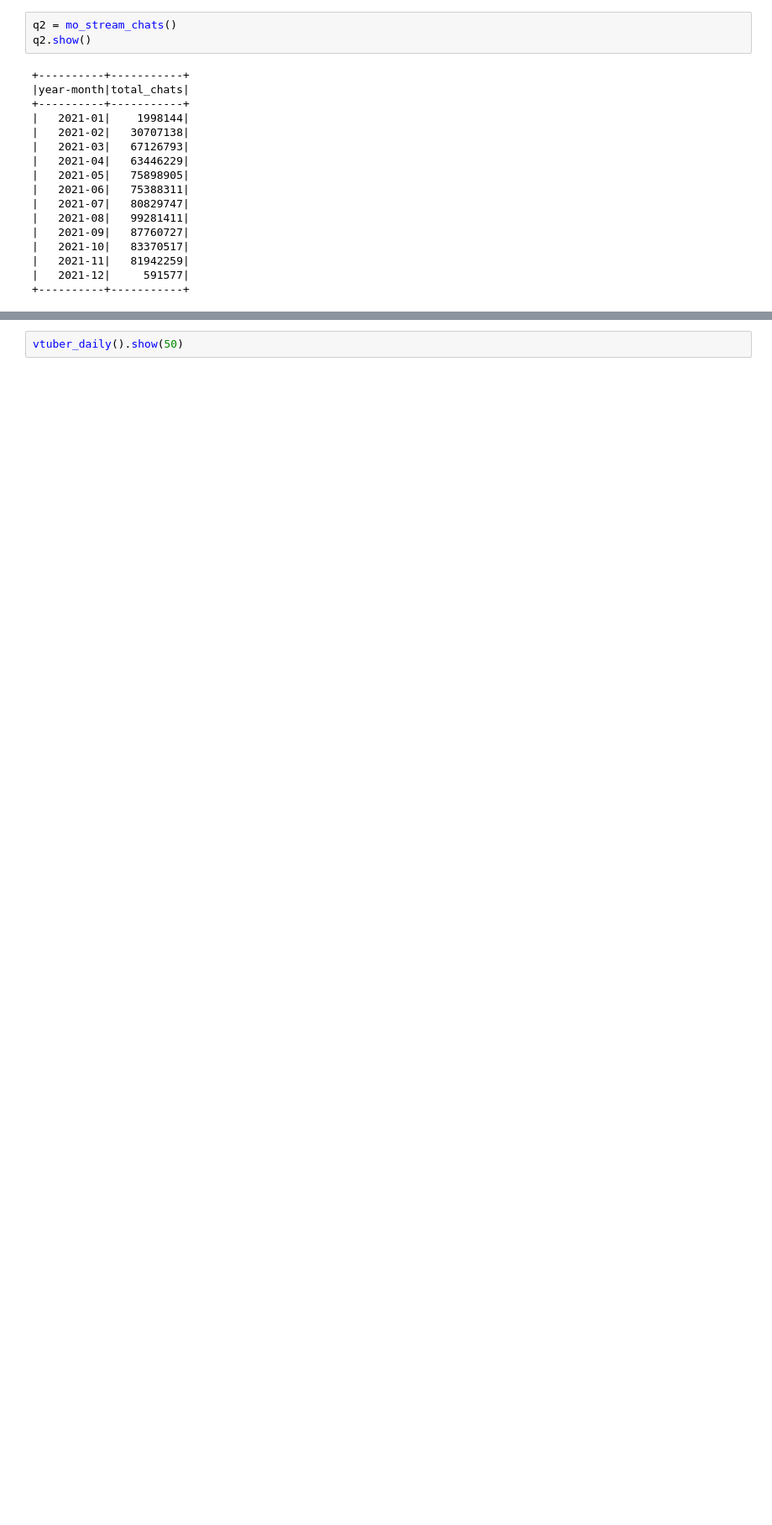
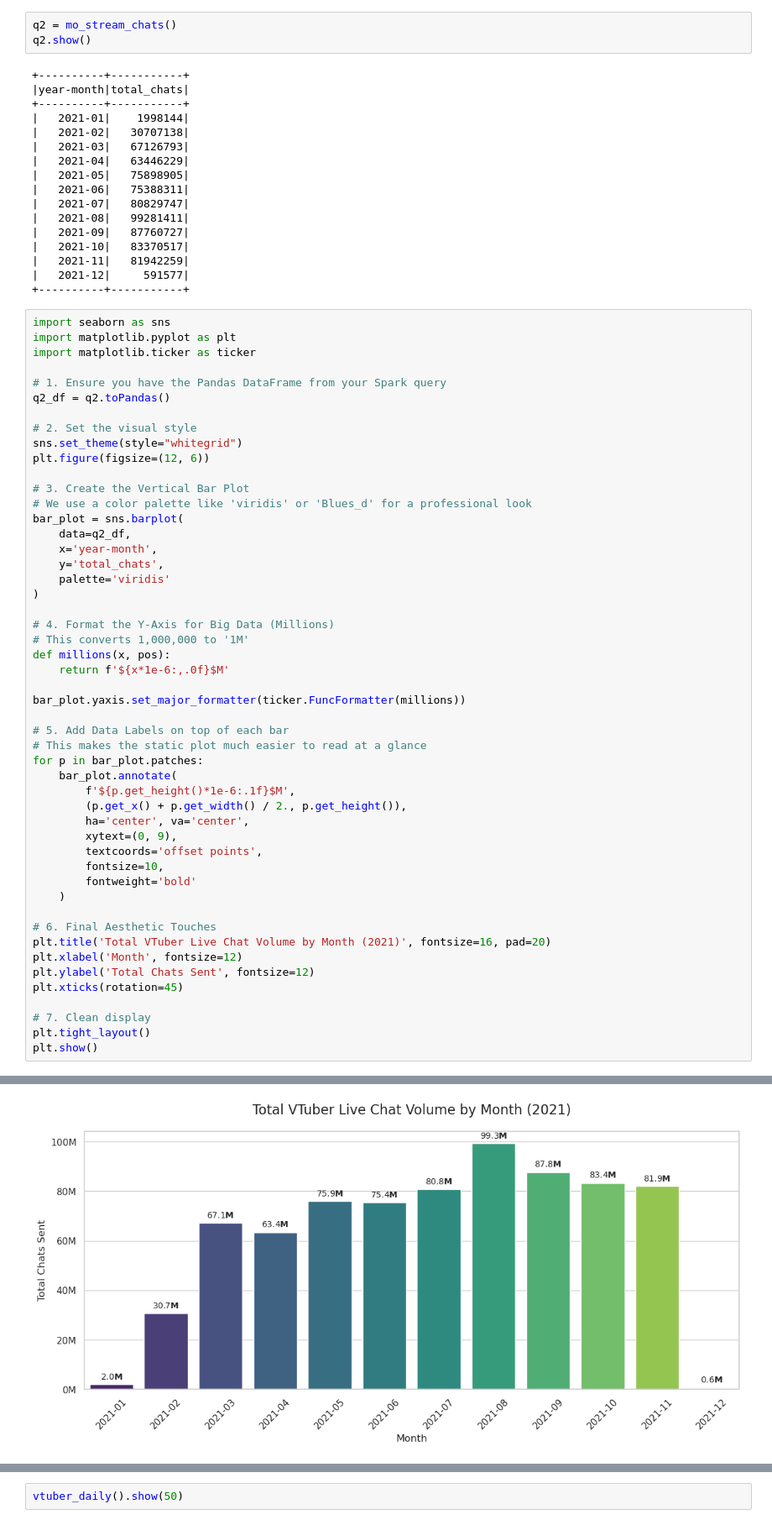
Before and after one commit to RCEjosephkarl/VTuber-1B-LiveChat-Stats, a Jupyter notebook: VTuber_Analytics.ipynb, the cells around one changed output, grey strips where cells are left out. Shown at 84% size. Saved outputs shown, nothing was run; the diff lists cells and outputs as text; blank space fills up the shorter version.

```diff
--- a/VTuber_Analytics.ipynb
+++ b/VTuber_Analytics.ipynb
@@ -161,3 +161,54 @@ q2.show()
 |   2021-11|   81942259|
 |   2021-12|     591577|
 +----------+-----------+
+# %%
+import seaborn as sns
+import matplotlib.pyplot as plt
+import matplotlib.ticker as ticker
+
+# 1. Ensure you have the Pandas DataFrame from your Spark query
+q2_df = q2.toPandas()
+
+# 2. Set the visual style
+sns.set_theme(style="whitegrid")
+plt.figure(figsize=(12, 6))
+
+# 3. Create the Vertical Bar Plot
+# We use a color palette like 'viridis' or 'Blues_d' for a professional look
+bar_plot = sns.barplot(
+    data=q2_df,
+    x='year-month',
+    y='total_chats',
+    palette='viridis'
+)
+
+# 4. Format the Y-Axis for Big Data (Millions)
+# This converts 1,000,000 to '1M'
+def millions(x, pos):
+    return f'${x*1e-6:,.0f}$M'
+
+bar_plot.yaxis.set_major_formatter(ticker.FuncFormatter(millions))
+
+# 5. Add Data Labels on top of each bar
+# This makes the static plot much easier to read at a glance
+for p in bar_plot.patches:
+    bar_plot.annotate(
+        f'${p.get_height()*1e-6:.1f}$M',
+        (p.get_x() + p.get_width() / 2., p.get_height()),
+        ha='center', va='center',
+        xytext=(0, 9),
+        textcoords='offset points',
+        fontsize=10,
+        fontweight='bold'
+    )
+
+# 6. Final Aesthetic Touches
+plt.title('Total VTuber Live Chat Volume by Month (2021)', fontsize=16, pad=20)
+plt.xlabel('Month', fontsize=12)
+plt.ylabel('Total Chats Sent', fontsize=12)
+plt.xticks(rotation=45)
+
+# 7. Clean display
+plt.tight_layout()
+plt.show()
+# %% [output]
@@ -164,3 +218,4 @@ q2.show()
+[figure, added]
 # %%
 import seaborn as sns
 import matplotlib.pyplot as plt
```
Also changed, not shown: parts of 29 cells of this notebook.
